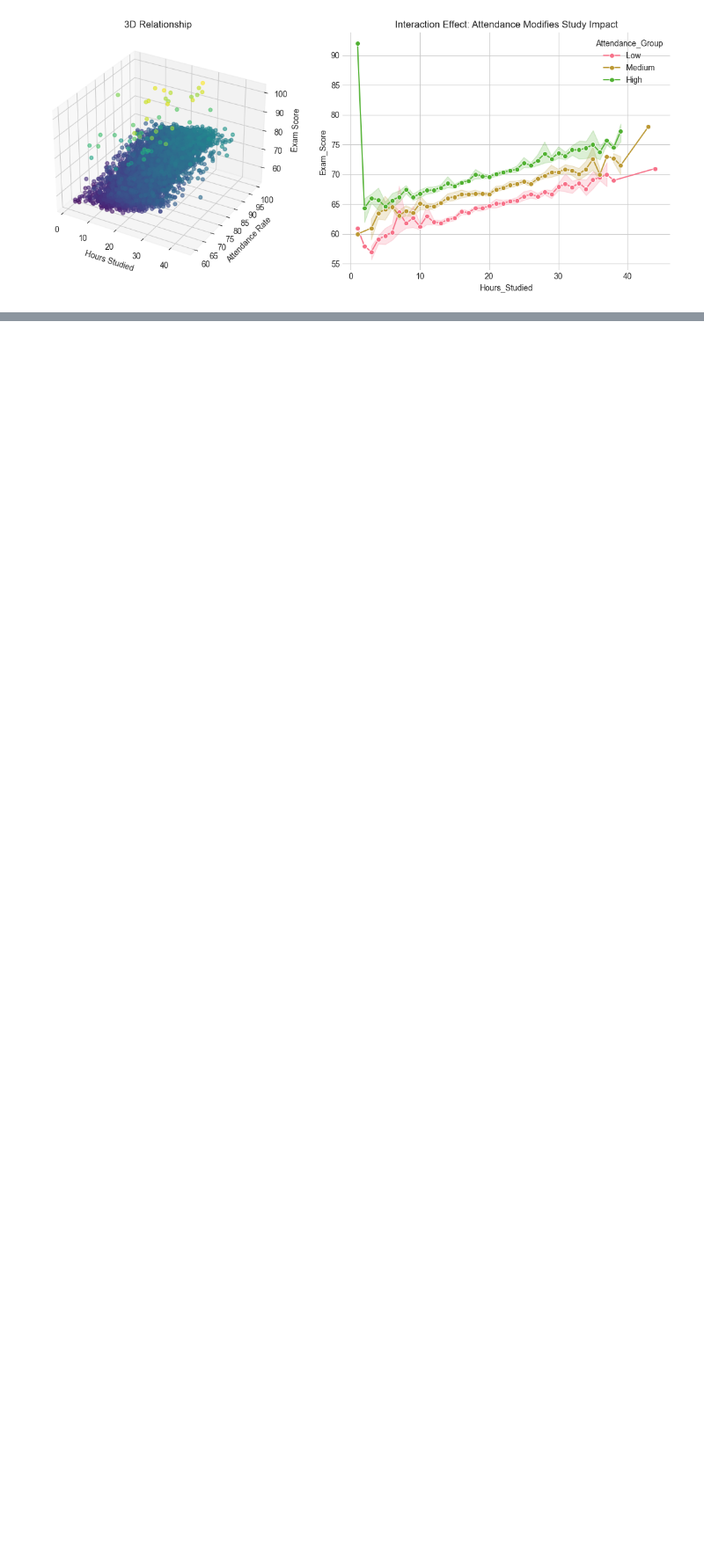
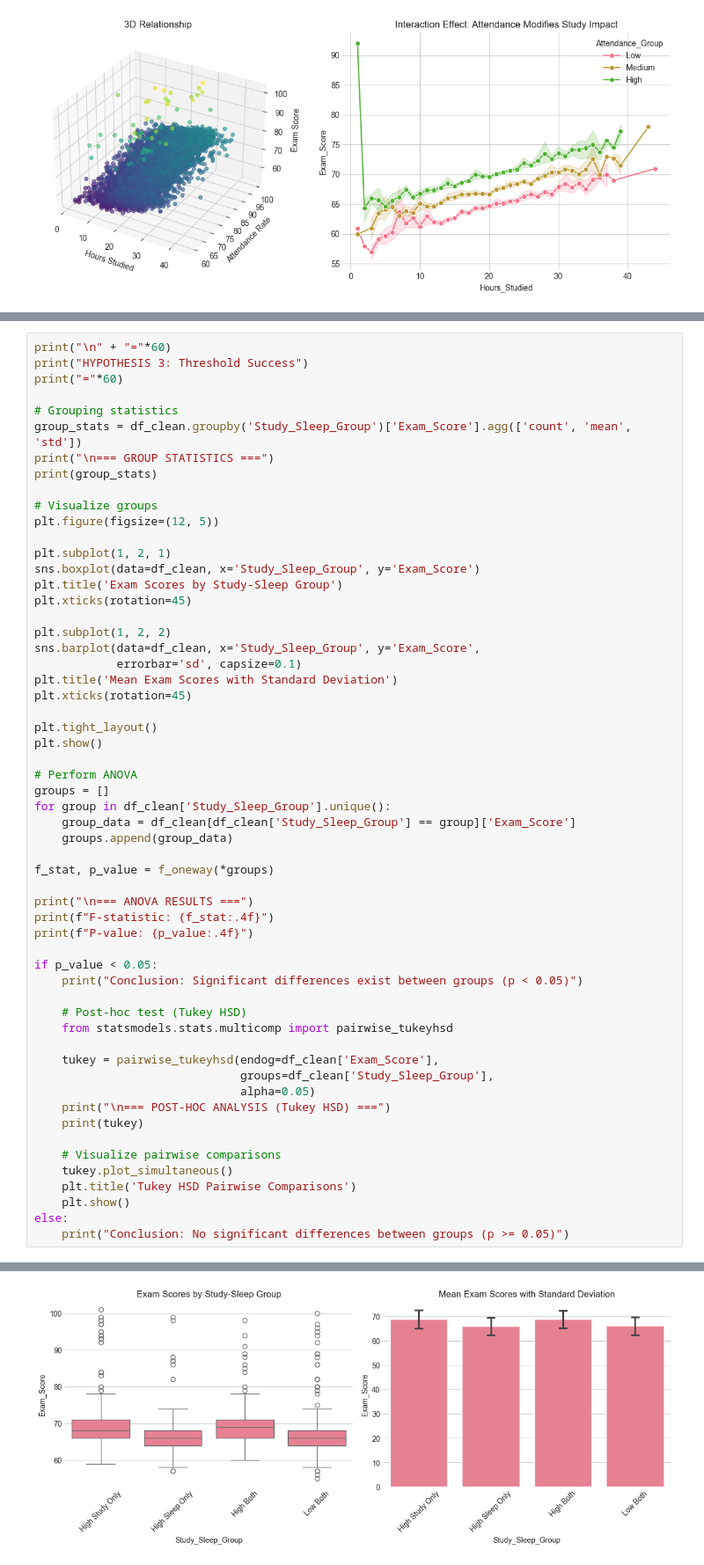
Before and after one commit to symemi115/Student-Performance-Factors, a Jupyter notebook: jupyter_notebooks/Notebook.ipynb, the cells around one changed output, grey strips where cells are left out. Shown at 88% size. Cells and saved outputs as stored; diff of their text form; blank space fills up the shorter version.

```diff
--- a/jupyter_notebooks/Notebook.ipynb
+++ b/jupyter_notebooks/Notebook.ipynb
@@ -550,0 +553,58 @@ Hours_Studied:Attendance     0.0009      0.000      1.838      0.066   -5.83e-05
+# %%
+print("\n" + "="*60)
+print("HYPOTHESIS 3: Threshold Success")
+print("="*60)
+
+# Grouping statistics
+group_stats = df_clean.groupby('Study_Sleep_Group')['Exam_Score'].agg(['count', 'mean', 'std'])
+print("\n=== GROUP STATISTICS ===")
+print(group_stats)
+
+# Visualize groups
+plt.figure(figsize=(12, 5))
+
+plt.subplot(1, 2, 1)
+sns.boxplot(data=df_clean, x='Study_Sleep_Group', y='Exam_Score')
+plt.title('Exam Scores by Study-Sleep Group')
+plt.xticks(rotation=45)
+
+plt.subplot(1, 2, 2)
+sns.barplot(data=df_clean, x='Study_Sleep_Group', y='Exam_Score',
+            errorbar='sd', capsize=0.1)
+plt.title('Mean Exam Scores with Standard Deviation')
+plt.xticks(rotation=45)
+
+plt.tight_layout()
+plt.show()
+
+# Perform ANOVA
+groups = []
+for group in df_clean['Study_Sleep_Group'].unique():
+    group_data = df_clean[df_clean['Study_Sleep_Group'] == group]['Exam_Score']
+    groups.append(group_data)
+
+f_stat, p_value = f_oneway(*groups)
+
+print("\n=== ANOVA RESULTS ===")
+print(f"F-statistic: {f_stat:.4f}")
+print(f"P-value: {p_value:.4f}")
+
+if p_value < 0.05:
+    print("Conclusion: Significant differences exist between groups (p < 0.05)")
+
+    # Post-hoc test (Tukey HSD)
+    from statsmodels.stats.multicomp import pairwise_tukeyhsd
+
+    tukey = pairwise_tukeyhsd(endog=df_clean['Exam_Score'],
+                              groups=df_clean['Study_Sleep_Group'],
+                              alpha=0.05)
+    print("\n=== POST-HOC ANALYSIS (Tukey HSD) ===")
+    print(tukey)
+
+    # Visualize pairwise comparisons
+    tukey.plot_simultaneous()
+    plt.title('Tukey HSD Pairwise Comparisons')
+    plt.show()
+else:
+    print("Conclusion: No significant differences between groups (p >= 0.05)")
+# %% [output]
@@ -550,0 +622 @@ Hours_Studied:Attendance     0.0009      0.000      1.838      0.066   -5.83e-05
+[figure, added]
```
Also changed, not shown: parts of 4 cells of this notebook.
